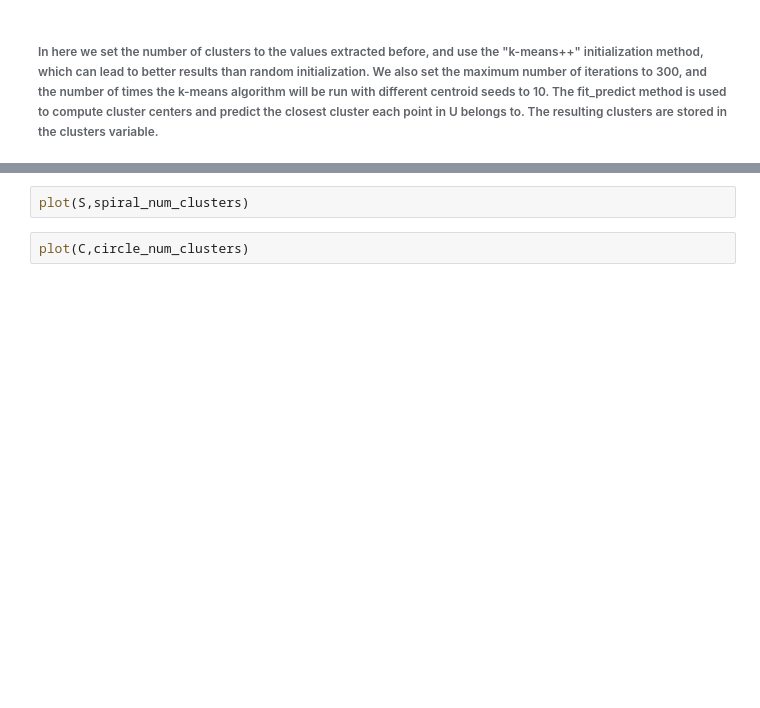
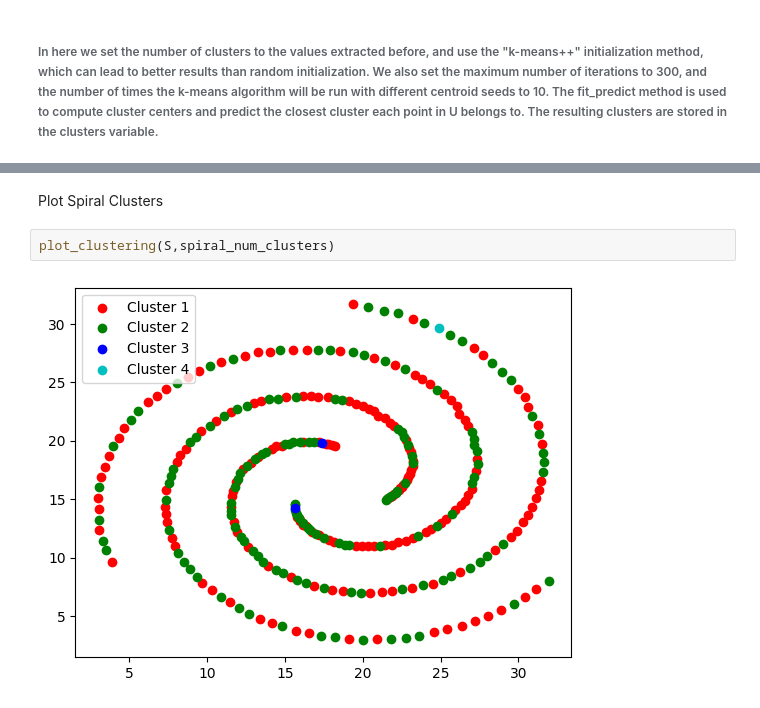
Before and after one commit to codeowlers/SpectralClustering, a Jupyter notebook: main-script.ipynb, the cells around one changed output, grey strips where cells are left out. Cells and saved outputs as stored; diff of their text form; blank space fills up the shorter version.

```diff
--- a/main-script.ipynb
+++ b/main-script.ipynb
@@ -114,4 +118,6 @@ def plot(type, num_clusters, title = ''):
+# %% [markdown]
+Plot Spiral Clusters
 # %%
-plot(S,spiral_num_clusters)
+plot_clustering(S,spiral_num_clusters)
+# %% [output]
+[figure, added]
-# %%
-plot(C,circle_num_clusters)
```
Also changed, not shown: parts of 7 cells of this notebook, 3 other files.
